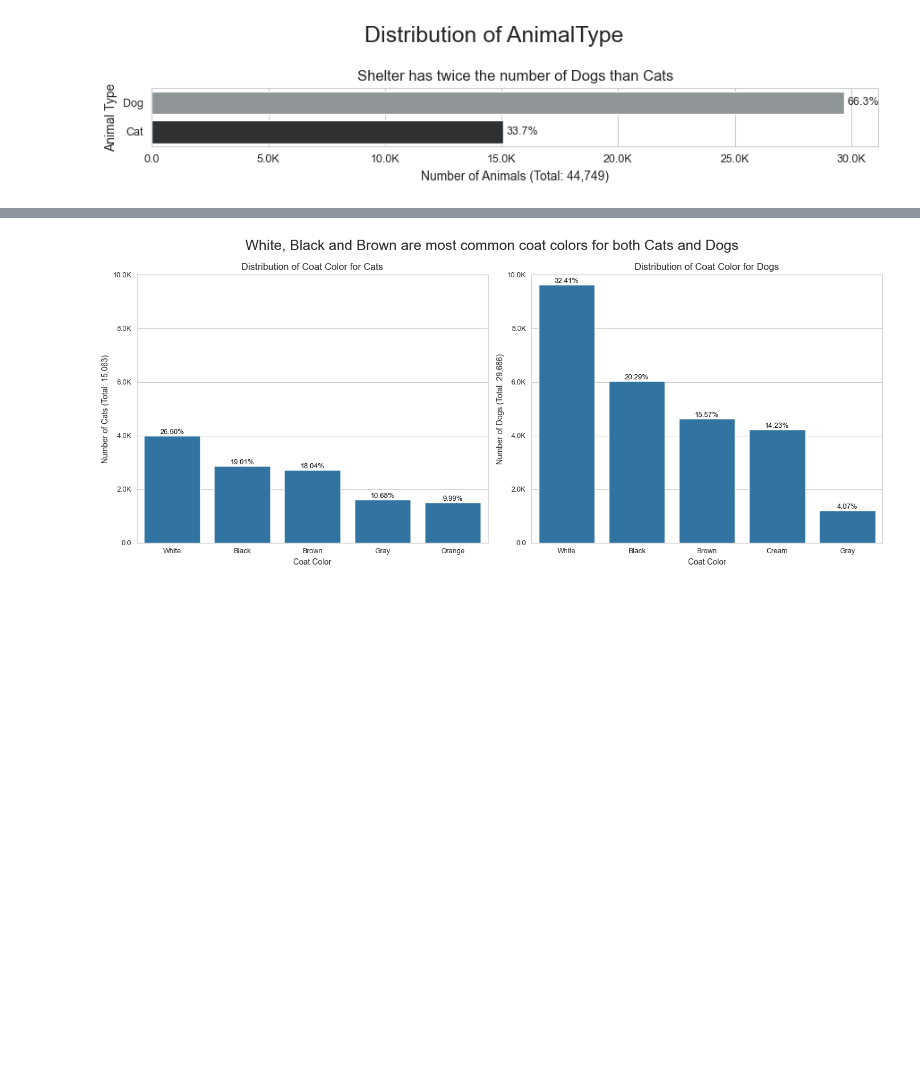
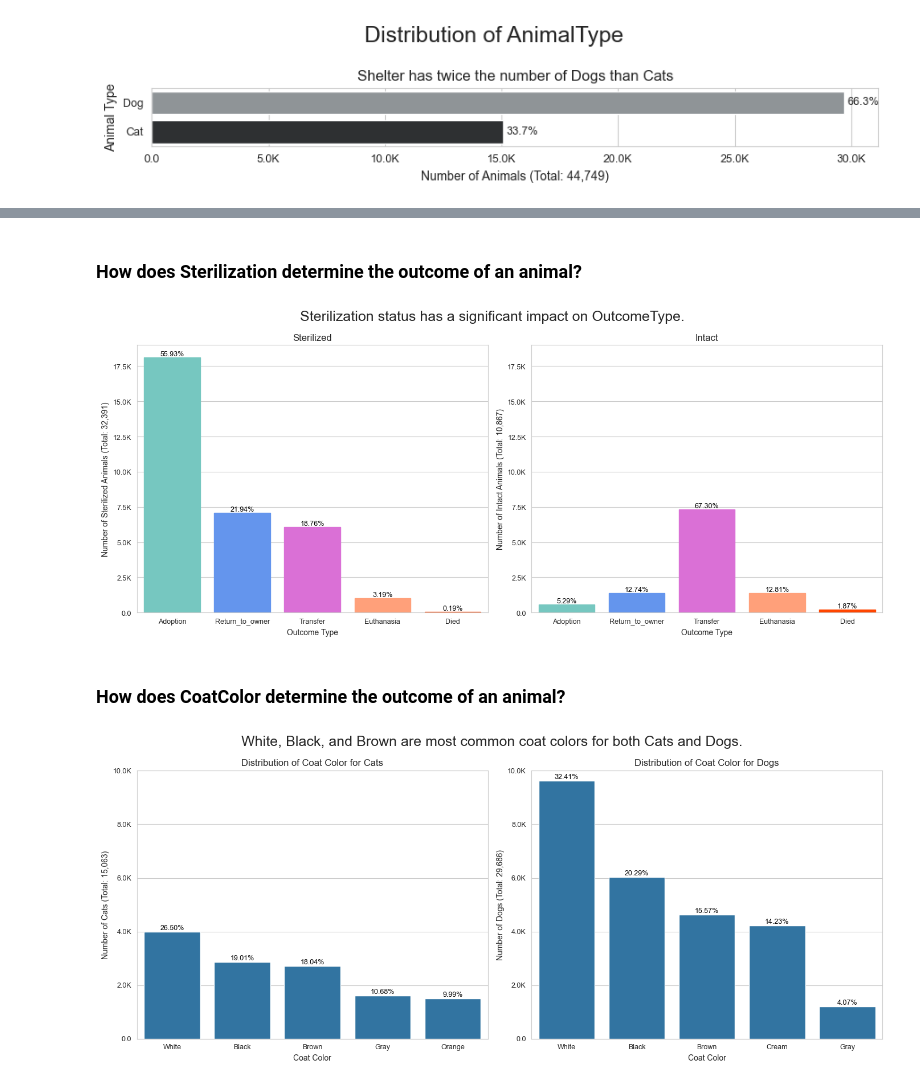
Before and after one commit to sandeepsanyal/Shelter-Animal-Outcomes, a Jupyter notebook: notebooks/exploratory_analysis.ipynb, the cells around one changed output, grey strips where cells are left out. Saved outputs shown, nothing was run; the diff lists cells and outputs as text; code cells hidden in the pictures; blank space fills up the shorter version.

```diff
--- a/notebooks/exploratory_analysis.ipynb
+++ b/notebooks/exploratory_analysis.ipynb
@@ -188,3 +249,72 @@ plt.show()
+# %% [markdown]
+### How does Sterilization determine the outcome of an animal?
+# %%
+# Define the order for OutcomeType and colors
+order = ["Adoption", "Return_to_owner", "Transfer", "Euthanasia", "Died"]
+colors = ["#76C7C0", "#6495ED", "#DA70D6", "#FFA07A", "#FF4500"]
+# Create a subplot for Sterilization Type
+plt.figure(figsize=(14, 6))
+plt.suptitle('Sterilization status has a significant impact on OutcomeType.', fontsize=18)
+# Filter data for both Sterilization Types
+sterilized_df = processed_df.loc[processed_df['Sterilization']=='Sterilized', ]
+intact_df = processed_df.loc[processed_df['Sterilization']=='Intact', ]
+# Calculate total counts for both Sterilization Type
+total_sterilized = len(sterilized_df)
+total_intact = len(intact_df)
+# Determine the maximum count from both datasets
+sterilized_counts = sterilized_df['OutcomeType'].value_counts().reindex(order).fillna(0)
+intact_counts = intact_df['OutcomeType'].value_counts().reindex(order).fillna(0)
+max_count = ((max(sterilized_counts.max(), intact_counts.max()) // 1000) + 1) * 1000
+# Plot bar chart for Sterilized animals
+ax1 = plt.subplot(1, 2, 1)
+sns.barplot(x=sterilized_counts.index, y=sterilized_counts.values, order=order, ax=ax1)
+plt.title('Sterilized')
+plt.xlabel('Outcome Type')
+plt.ylabel(f'Number of Sterilized Animals (Total: {total_sterilized:,})', fontsize=10)
+plt.ylim(0, max_count)  # Set the y-axis limit to the maximum count
+plt.tick_params(axis='x', labelsize=9)  # Size for x-axis ticks
+plt.tick_params(axis='y', labelsize=9)  # Size for y-axis ticks
+# Set custom colors
+for i, bar in enumerate(ax1.patches):
+    bar.set_color(colors[i])
+# Format y-axis ticks
+ax1.yaxis.set_major_formatter(FuncFormatter(utils.format_y_tick))
+# Annotate bars with percentages for Sterilized animals
+for p in ax1.patches:
+    height = p.get_height()
+    percentage = (height / total_sterilized) * 100
+    ax1.annotate(f'{percentage:.2f}%',
+                 (p.get_x() + p.get_width() / 2., height),
+                 ha='center', va='bottom', fontsize=9, color='black')
+# Plot bar chart for Intact animals
+ax2 = plt.subplot(1, 2, 2)
+sns.barplot(x=intact_counts.index, y=intact_counts.values, order=order, ax=ax2)
+plt.title('Intact')
+plt.xlabel('Outcome Type')
+plt.ylabel(f'Number of Intact Animals (Total: {total_intact:,})', fontsize=10)
+plt.ylim(0, max_count)  # Set the y-axis limit to the maximum count
+plt.tick_params(axis='x', labelsize=9)  # Size for x-axis ticks
+plt.tick_params(axis='y', labelsize=9)  # Size for y-axis ticks
+# Set custom colors
+for i, bar in enumerate(ax2.patches):
+    bar.set_color(colors[i])
+# Format y-axis ticks
+ax2.yaxis.set_major_formatter(FuncFormatter(utils.format_y_tick))
+# Annotate bars with percentages for Intact animals
+for p in ax2.patches:
+    height = p.get_height()
+    percentage = (height / total_intact) * 100
+    ax2.annotate(f'{percentage:.2f}%',
+                 (p.get_x() + p.get_width() / 2., height),
+                 ha='center', va='bottom', fontsize=9, color='black')
+# Adjust layout
+plt.tight_layout()
+# Show the plots
+plt.show()
+# %% [output]
+[figure, added]
+# %% [markdown]
+### How does CoatColor determine the outcome of an animal?
 # %%
 # Function to filter top 5 coat colors for a given animal type
 def get_top_coat_colors(df, animal_type, top_n=5):
```
Also changed, not shown: parts of 12 cells of this notebook, 1 other file.
